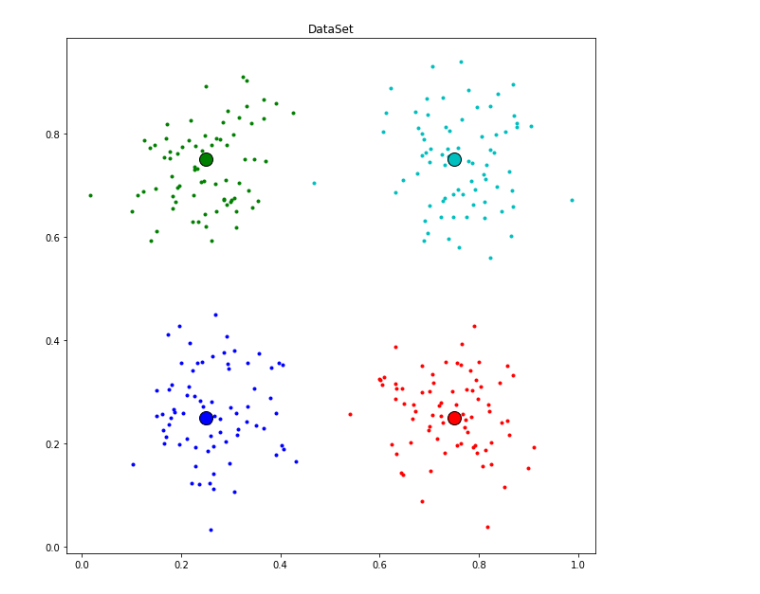
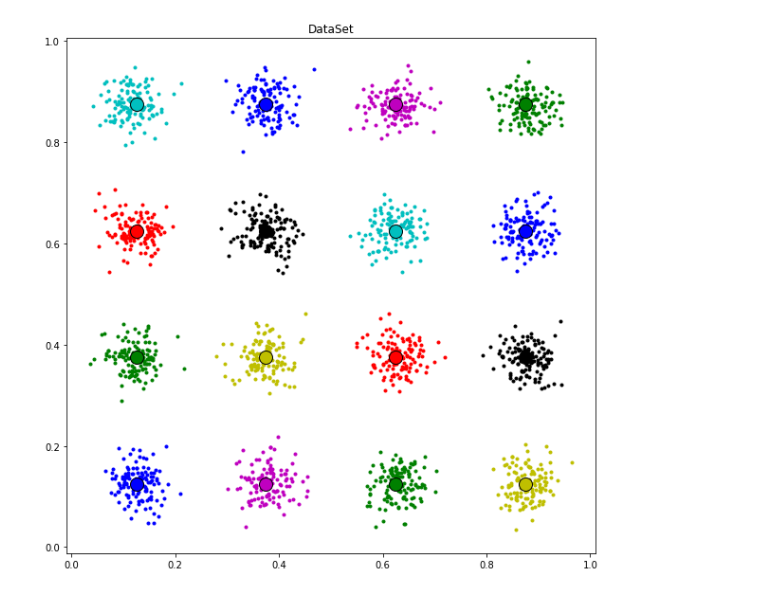
Before and after one commit to R-Mussabayev/flakylib, a Jupyter notebook: number_of_clusters_demo.ipynb, the cells around one changed output. Cells and saved outputs as stored; diff of their text form; code cells hidden in the pictures.

```diff
--- a/number_of_clusters_demo.ipynb
+++ b/number_of_clusters_demo.ipynb
@@ -8,18 +91,18 @@ import matplotlib.pyplot as plt
 # %%
-grid_size = 2
+grid_size = 4
 n_features = 2
-n_samples = 300
-standard_deviation = 0.08
+n_samples = 2000
+standard_deviation = 0.03
 n_candidates = 3
 
 samples, true_sample_membership, true_centroids = generate_blobs_on_grid(n_samples, grid_size, n_features, standard_deviation)
 
 if n_features == 2:
     draw_dataset(samples, true_centroids, true_sample_membership)
 
 n_samples = samples.shape[0]
 true_n_clusters = true_centroids.shape[0]
 # %% [output]
-[figure, old version]
+[figure, new version]
 # %%
 %%time
```
Also changed, not shown: parts of 23 cells of this notebook, 2 other files.
